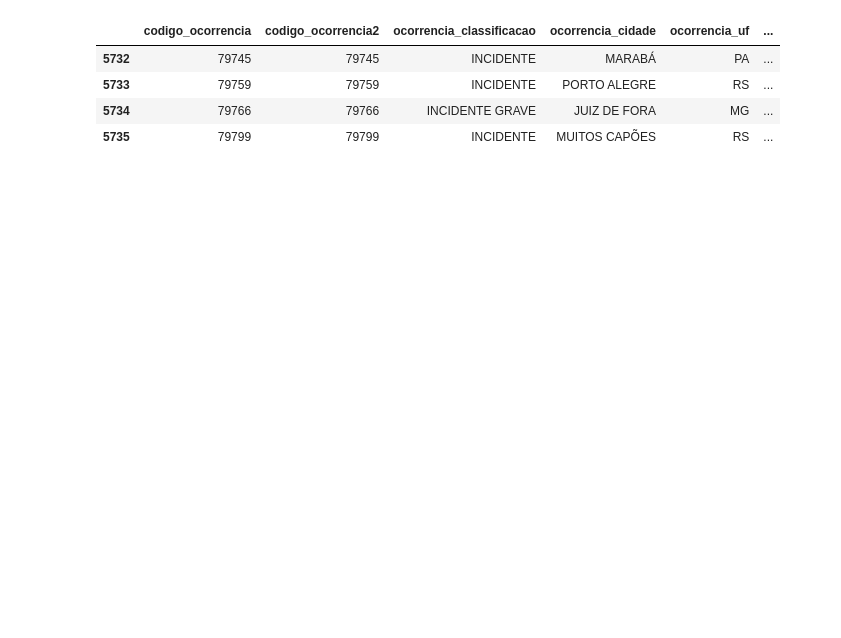
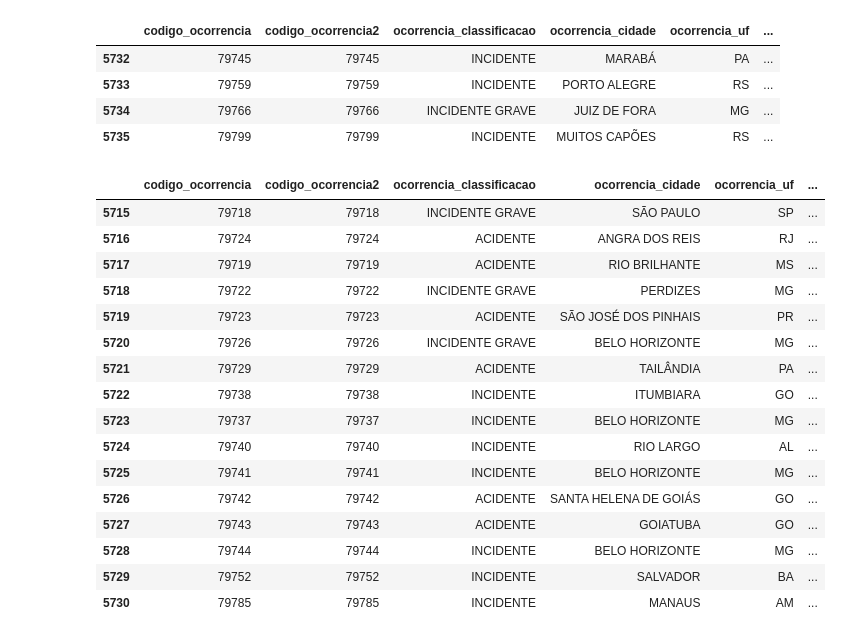
Before and after one commit to jpablolima/etl-python, a Jupyter notebook: transformacao_de_dados.ipynb, the cells around one changed output. Drawn from its saved outputs; the diff is of its cells as text; code cells hidden in the pictures; blank space fills up the shorter version.

Commit message:
filtro por data e hora

```diff
--- a/transformacao_de_dados.ipynb
+++ b/transformacao_de_dados.ipynb
@@ -348,3 +348,28 @@ df.loc[filtro_ano & filtro_mes & filtro_dia]
 | 5733 | 79759 | 79759 | INCIDENTE | PORTO ALEGRE | RS | ... |
 | 5734 | 79766 | 79766 | INCIDENTE GRAVE | JUIZ DE FORA | MG | ... |
 | 5735 | 79799 | 79799 | INCIDENTE | MUITOS CAPÕES | RS | ... |
+# %%
+# ocorrências por Ano, mês e intervalos de  dia
+filtro_ano = df.ocorrencia_dia.dt.year == 2020
+filtro_mes = df.ocorrencia_dia.dt.month == 12
+filtro_dia_inicio = df.ocorrencia_dia.dt.day > 9
+filtro_dia_fim = df.ocorrencia_dia.dt.day < 20
+df.loc[filtro_ano & filtro_mes & filtro_dia_inicio & filtro_dia_fim]
+# %% [output]
+|  | codigo_ocorrencia | codigo_ocorrencia2 | ocorrencia_classificacao | ocorrencia_cidade | ocorrencia_uf | ... |
+| 5715 | 79718 | 79718 | INCIDENTE GRAVE | SÃO PAULO | SP | ... |
+| 5716 | 79724 | 79724 | ACIDENTE | ANGRA DOS REIS | RJ | ... |
+| 5717 | 79719 | 79719 | ACIDENTE | RIO BRILHANTE | MS | ... |
+| 5718 | 79722 | 79722 | INCIDENTE GRAVE | PERDIZES | MG | ... |
+| 5719 | 79723 | 79723 | ACIDENTE | SÃO JOSÉ DOS PINHAIS | PR | ... |
+| 5720 | 79726 | 79726 | INCIDENTE GRAVE | BELO HORIZONTE | MG | ... |
+| 5721 | 79729 | 79729 | ACIDENTE | TAILÂNDIA | PA | ... |
+| 5722 | 79738 | 79738 | INCIDENTE | ITUMBIARA | GO | ... |
+| 5723 | 79737 | 79737 | INCIDENTE | BELO HORIZONTE | MG | ... |
+| 5724 | 79740 | 79740 | INCIDENTE | RIO LARGO | AL | ... |
+| 5725 | 79741 | 79741 | INCIDENTE | BELO HORIZONTE | MG | ... |
+| 5726 | 79742 | 79742 | ACIDENTE | SANTA HELENA DE GOIÁS | GO | ... |
+| 5727 | 79743 | 79743 | ACIDENTE | GOIATUBA | GO | ... |
+| 5728 | 79744 | 79744 | INCIDENTE | BELO HORIZONTE | MG | ... |
+| 5729 | 79752 | 79752 | INCIDENTE | SALVADOR | BA | ... |
+| 5730 | 79785 | 79785 | INCIDENTE | MANAUS | AM | ... |
```
Also changed, not shown: parts of 4 cells of this notebook.
